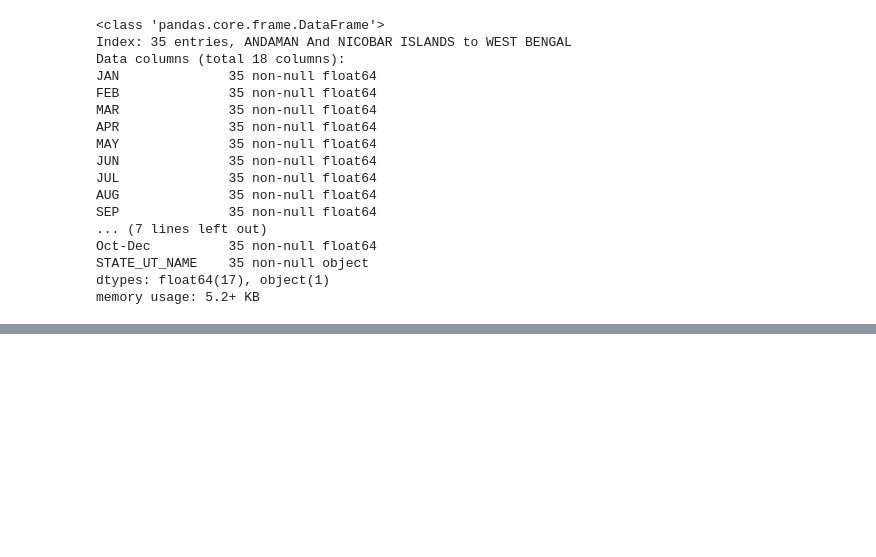
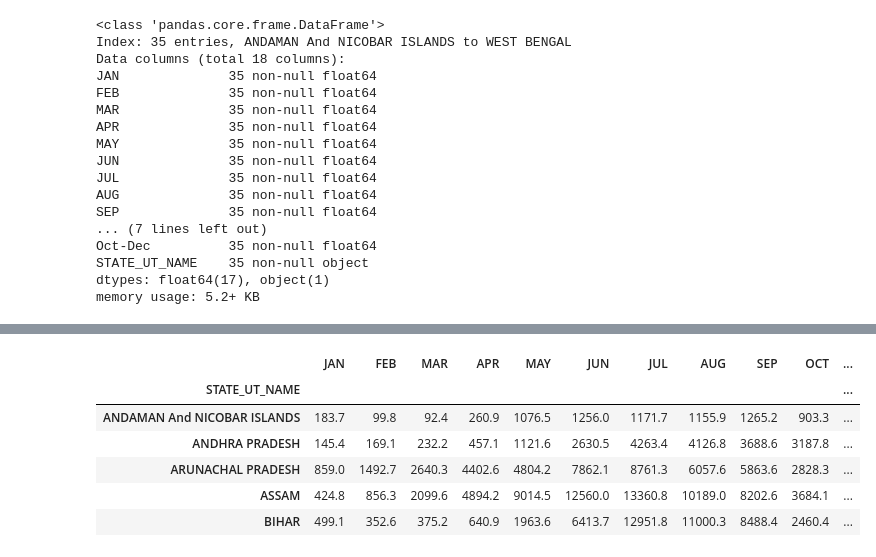
Before and after one commit to saxenakrati09/Indian_Rainfall, a Jupyter notebook: Indian Rainfall.ipynb, the cells around one changed output, grey strips where cells are left out. Drawn from its saved outputs; the diff is of its cells as text; code cells hidden in the pictures; blank space fills up the shorter version.

```diff
--- a/Indian Rainfall.ipynb
+++ b/Indian Rainfall.ipynb
@@ -342,0 +335,3 @@ for i in range(8):
+# %%
+total_rainfall_in_states = total_rainfall_in_states.T
+total_rainfall_in_states.index
@@ -342,0 +347,26 @@ for i in range(8):
+# %%
+total_rainfall_in_states['Latitude'] = [11.66702557, 14.7504291, 27.10039878,26.7499809, 25.78541445,
+                                        30.71999697, 22.09042035, 20.26657819, 20.3974, 28.6699929,
+                                       15.491997, 23.00, 28.45000633, 31.10002545, 34.29995933,
+                                       23.80039349, 12.57038129, 8.900372741, 10.56257331, 21.30039105,
+                                       19.25023195, 24.79997072, 25.57049217, 23.71039899, 25.6669979,
+                                       19.82042971, 11.93499371, 31.51997398,26.44999921, 27.3333303,
+                                       12.92038576, 23.83540428, 27.59998069, 30.32040895, 22.58039044]
+
+total_rainfall_in_states['Longitude'] = [92.73598262, 78.57002559, 93.61660071, 94.21666744, 87.4799727,
+                                         76.78000565, 82.15998734, 73.0166178, 72.8328, 77.23000403,
+                                        73.81800065, 72.00, 77.01999101, 77.16659704, 74.46665849,
+                                        86.41998572, 76.91999711, 76.56999263, 72.63686717, 76.13001949,
+                                        73.16017493, 93.95001705, 91.8800142, 92.72001461, 94.11657019,
+                                        85.90001746, 79.83000037, 75.98000281, 74.63998124, 88.6166475,
+                                        79.15004187, 91.27999914, 78.05000565, 78.05000565, 88.32994665]
+# %%
+total_rainfall_in_states.head()
+# %% [output]
+|  | JAN | FEB | MAR | APR | MAY | JUN | JUL | AUG | SEP | OCT | ... |
+| STATE_UT_NAME |  |  |  |  |  |  |  |  |  |  | ... |
+| ANDAMAN And NICOBAR ISLANDS | 183.7 | 99.8 | 92.4 | 260.9 | 1076.5 | 1256.0 | 1171.7 | 1155.9 | 1265.2 | 903.3 | ... |
+| ANDHRA PRADESH | 145.4 | 169.1 | 232.2 | 457.1 | 1121.6 | 2630.5 | 4263.4 | 4126.8 | 3688.6 | 3187.8 | ... |
+| ARUNACHAL PRADESH | 859.0 | 1492.7 | 2640.3 | 4402.6 | 4804.2 | 7862.1 | 8761.3 | 6057.6 | 5863.6 | 2828.3 | ... |
+| ASSAM | 424.8 | 856.3 | 2099.6 | 4894.2 | 9014.5 | 12560.0 | 13360.8 | 10189.0 | 8202.6 | 3684.1 | ... |
+| BIHAR | 499.1 | 352.6 | 375.2 | 640.9 | 1963.6 | 6413.7 | 12951.8 | 11000.3 | 8488.4 | 2460.4 | ... |
```
Also changed, not shown: parts of 12 cells of this notebook.
